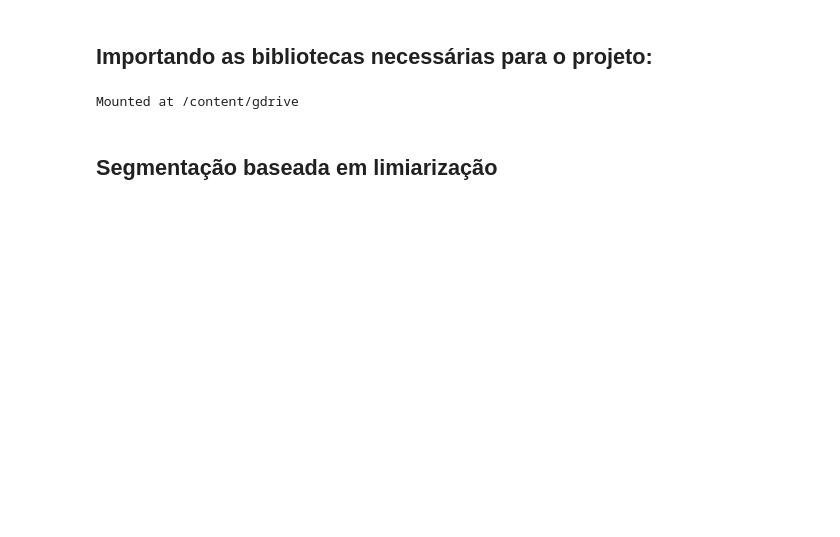
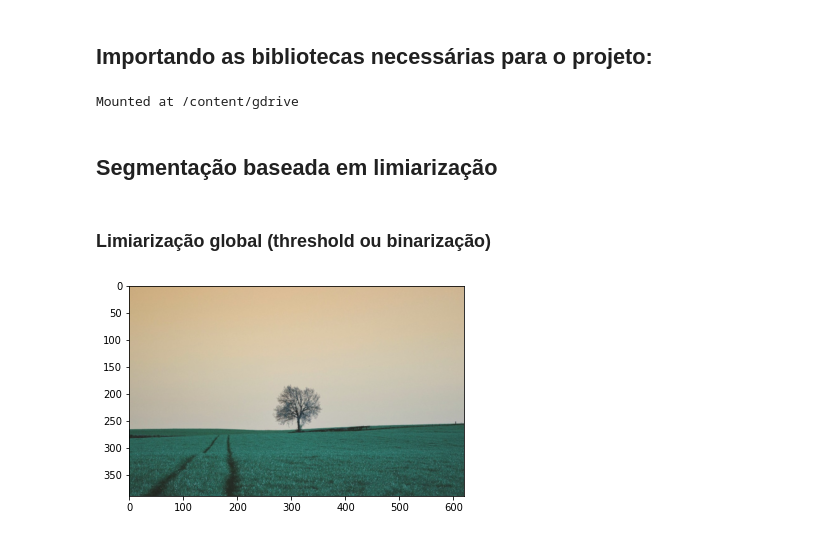
Before and after one commit to AlanMarquesRocha/segmentacao_imagens_pdi, a Jupyter notebook: segmentacao_imagens_pt1.ipynb, the cells around one changed output. Saved outputs shown, nothing was run; the diff lists cells and outputs as text; code cells hidden in the pictures; blank space fills up the shorter version.

Commit message:
processo de limiarização

```diff
--- a/segmentacao_imagens_pt1.ipynb
+++ b/segmentacao_imagens_pt1.ipynb
@@ -15,3 +15,13 @@ Mounted at /content/gdrive
 !cp -R /content/gdrive/MyDrive/cursos/segmentacao_imagens_ia_expert_academy/imagens/imagens imagens/
 # %% [markdown]
 ## **Segmentação baseada em limiarização**
+# %% [markdown]
+### **Limiarização global (threshold ou binarização)**
+# %%
+img = cv2.imread('/content/imagens/paisagem01.jpg')
+
+# Plotagem da imagem. Existe uma diferença entre os canais Red e Green da imagem.
+# É necessário realizar a conversão de BGR para RGB
+plt.imshow(img);
+# %% [output]
+[figure, added]
```
Also changed, not shown: parts of 1 cell of this notebook.
